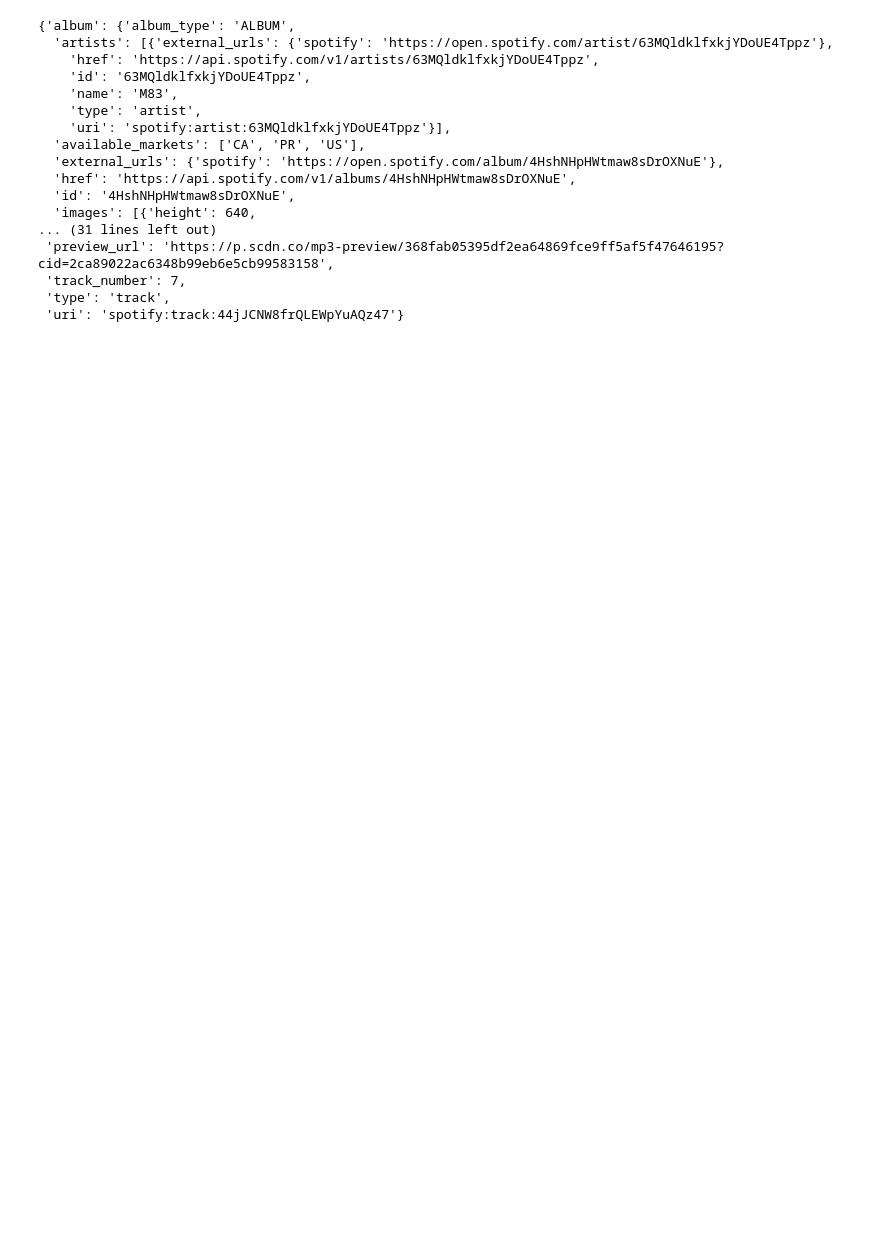
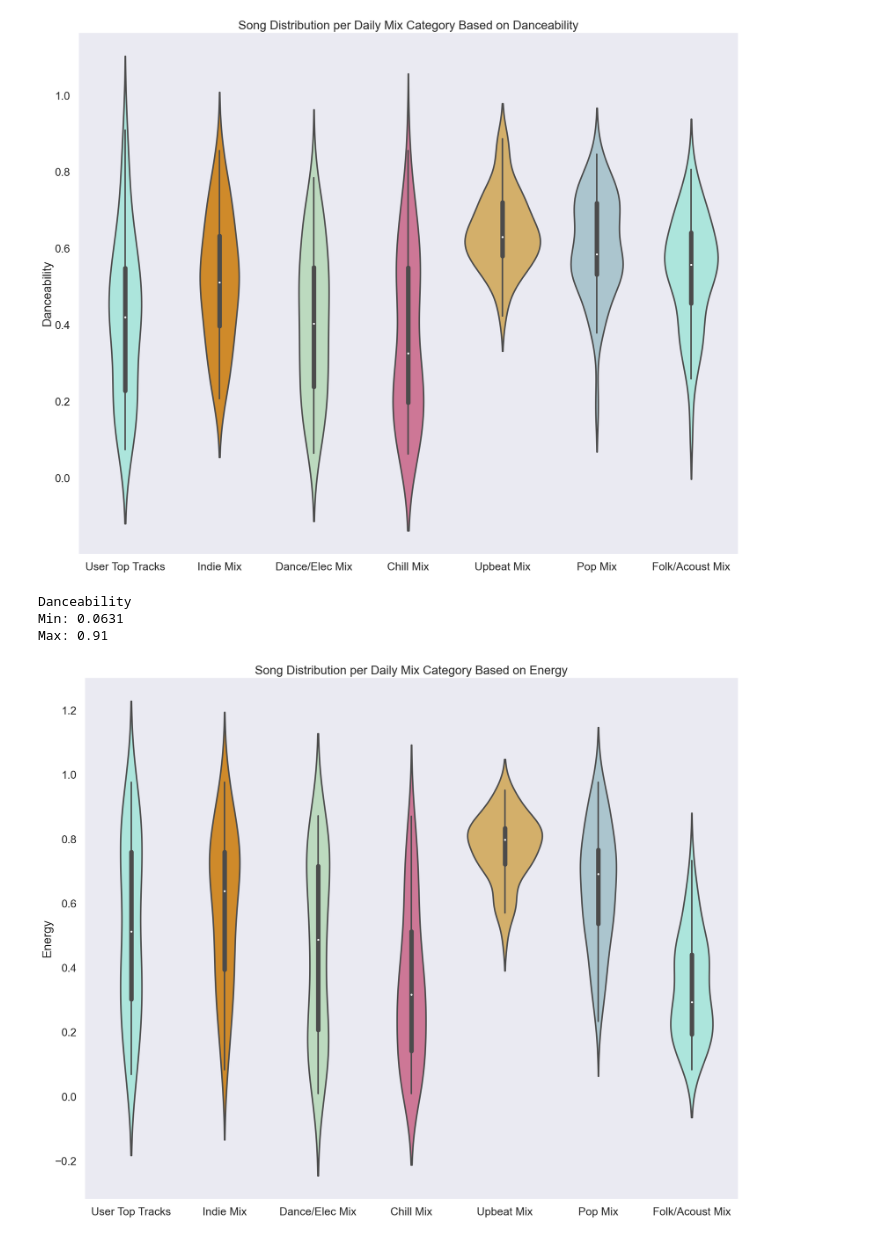
Before and after one commit to tashado/Team5-Project1, a Jupyter notebook: SpotTokenTest.ipynb, the cells around one changed output. Saved outputs shown, nothing was run; the diff lists cells and outputs as text; code cells hidden in the pictures; blank space fills up the shorter version.

Commit message:
nearly finished first analysis

```diff
--- a/SpotTokenTest.ipynb
+++ b/SpotTokenTest.ipynb
@@ -148,22 +77,22 @@ df
-# %%
-#sp.audio_features(top_tracks["ID"])
-#features
-user_top_tracks['items'][0]
-# %% [output]
-{'album': {'album_type': 'ALBUM',
-  'artists': [{'external_urls': {'spotify': 'https://open.spotify.com/artist/63MQldklfxkjYDoUE4Tppz'},
-    'href': 'https://api.spotify.com/v1/artists/63MQldklfxkjYDoUE4Tppz',
-    'id': '63MQldklfxkjYDoUE4Tppz',
-    'name': 'M83',
-    'type': 'artist',
-    'uri': 'spotify:artist:63MQldklfxkjYDoUE4Tppz'}],
-  'available_markets': ['CA', 'PR', 'US'],
-  'external_urls': {'spotify': 'https://open.spotify.com/album/4HshNHpHWtmaw8sDrOXNuE'},
-  'href': 'https://api.spotify.com/v1/albums/4HshNHpHWtmaw8sDrOXNuE',
-  'id': '4HshNHpHWtmaw8sDrOXNuE',
-  'images': [{'height': 640,
-... (31 lines left out)
- 'preview_url': 'https://p.scdn.co/mp3-preview/368fab05395df2ea64869fce9ff5af5f47646195?cid=2ca89022ac6348b99eb6e5cb99583158',
- 'track_number': 7,
- 'type': 'track',
- 'uri': 'spotify:track:44jJCNW8frQLEWpYuAQz47'}
+# %%
+# Func to store daily mix info, returns dataframe with 'features'
+# https://medium.com/codex/decoding-spotify-daily-mix-73f4783037b4
+
+scope = "user-read-recently-played"
+sp = spotipy.Spotify(auth_manager=SpotifyOAuth(scope=scope))
+
+def fetch_daily_mix(id):
+
+    result = sp.playlist(id)
+
+    track_ids = []
+
+    for i in result['tracks']['items']:
+        track = i['track']
+        track_ids.append(track['id'])
+
+    features = sp.audio_features(track_ids)
+    df = pd.DataFrame(data=features, columns=features[0].keys())
+    df.drop(columns=["type", "id","uri","track_href", "analysis_url", "time_signature"], inplace=True)
+
+    return df
@@ -169,0 +142,21 @@ user_top_tracks['items'][0]
+# %%
+# visualise data in violin plots
+
+cols = spotify_df.loc[:,'danceability':'tempo'].columns.to_list()
+colors = ['#a3eee3', '#ea8e0f', '#b7dfbb', '#db6992', '#e4b459', '#a5c8d4']
+
+for col in cols:
+    fig, ax = plt.subplots(figsize=(20, 16))
+    ax = sns.violinplot(x='source', y=col, data=spotify_df, palette=colors)
+    plt.title(f'Song Distribution per Daily Mix Category Based on {col.title()}')
+    plt.ylabel(col.title())
+    plt.xlabel(None)
+    plt.tight_layout()
+    plt.show()
+    print('{}\nMin: {}\nMax: {}'.format(col.title(), min(spotify_df[col]), max(spotify_df[col])))
+# %% [output]
+[figure, added]
+Danceability
+Min: 0.0631
+Max: 0.91
+[figure, added]
```
Also changed, not shown: parts of 18 cells of this notebook.
